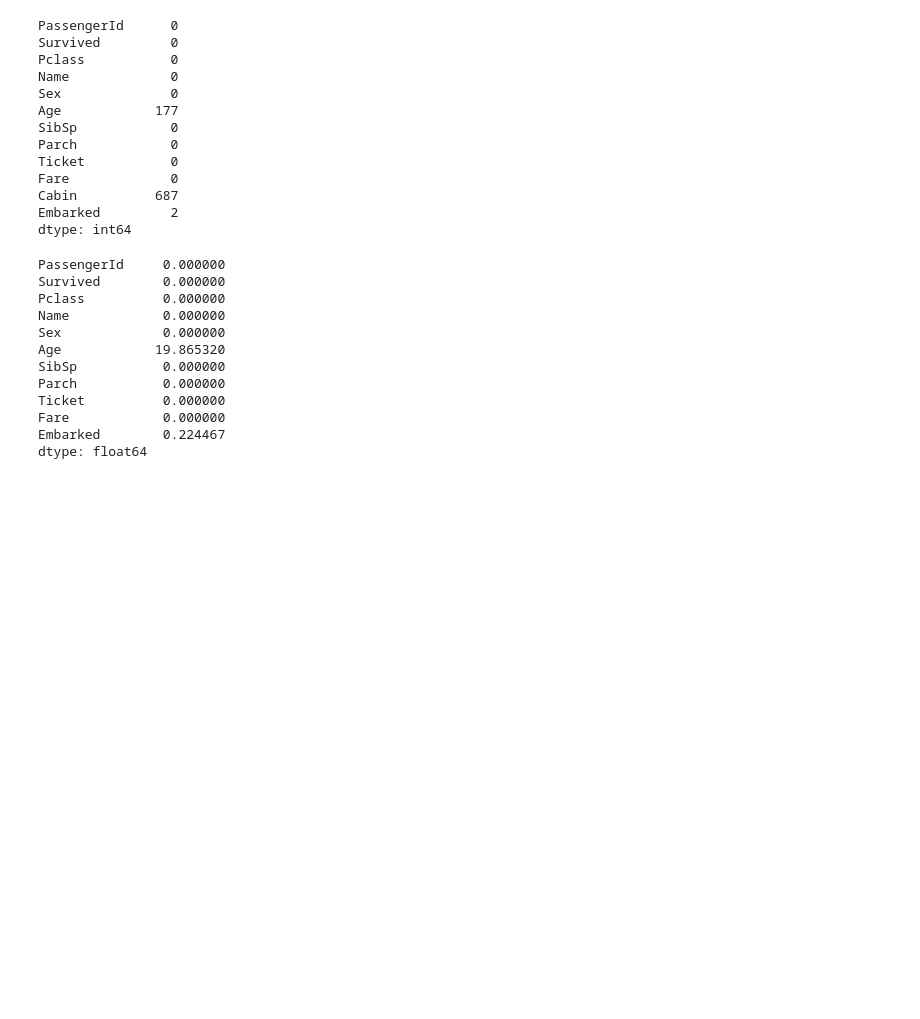
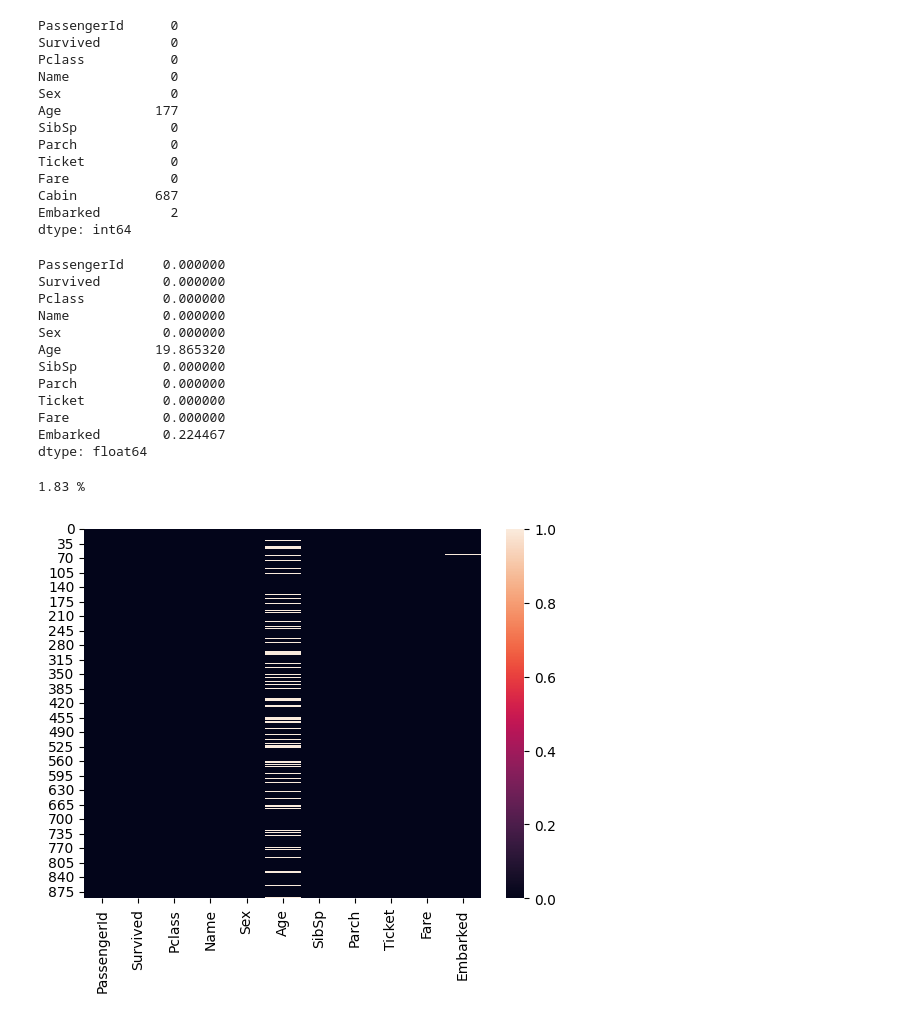
Before and after one commit to Harshkotkar/jupyter, a Jupyter notebook: ML(clg)/ML_assigment_1.ipynb, the cells around one changed output. Cells and saved outputs as stored; diff of their text form; code cells hidden in the pictures; blank space fills up the shorter version.

```diff
--- a/ML(clg)/ML_assigment_1.ipynb
+++ b/ML(clg)/ML_assigment_1.ipynb
@@ -288,4 +294,16 @@ Fare            0.000000
 Embarked        0.224467
 dtype: float64
 # %%
-titanic.isnull().sum()/titanic.shape[0]*100
+total_cells = titanic.size
+missing_cells= titanic.isnull().sum().sum()
+
+null = (missing_cells / total_cells) * 100
+
+print(null.round(2),"%")
+# %% [output]
+1.83 %
+# %%
+sns.heatmap(titanic.isnull())
+plt.show()
+# %% [output]
+[figure, added]
```
Also changed, not shown: parts of 10 cells of this notebook, 1 other file.
